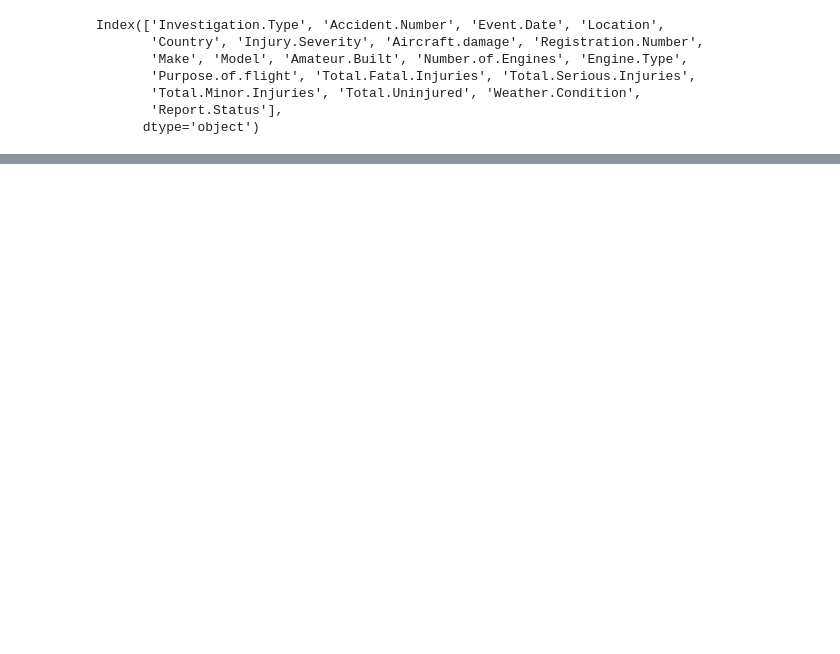
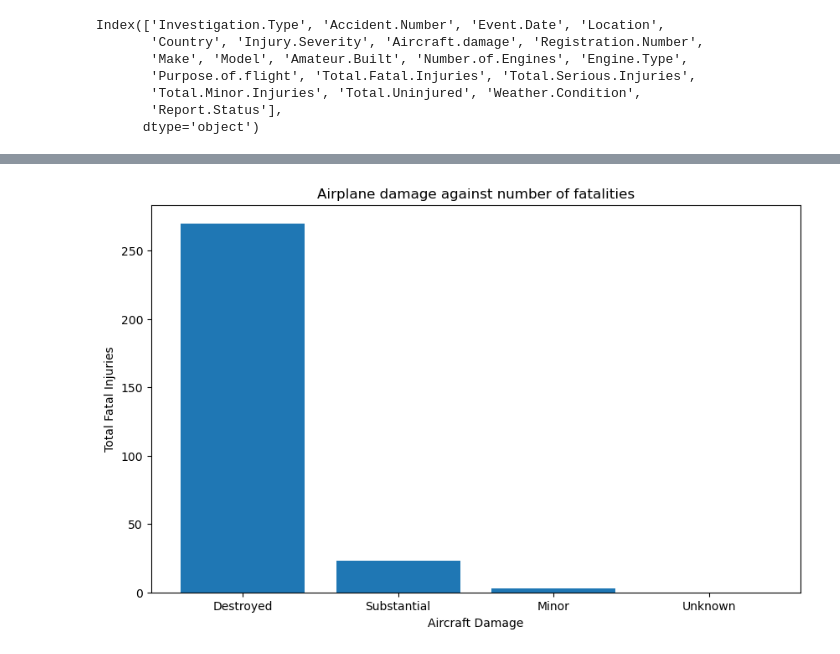
Before and after one commit to StephenMulingwa/Aviation_Business_Project, a Jupyter notebook: student.ipynb, the cells around one changed output, grey strips where cells are left out. Saved outputs shown, nothing was run; the diff lists cells and outputs as text; code cells hidden in the pictures; blank space fills up the shorter version.

```diff
--- a/student.ipynb
+++ b/student.ipynb
@@ -274,0 +329,9 @@ Index(['Investigation.Type', 'Accident.Number', 'Event.Date', 'Location',
+# %%
+plt.figure(figsize = (10, 6))
+plt.bar(df['Aircraft.damage'], df['Total.Fatal.Injuries'])
+plt.xlabel("Aircraft Damage")
+plt.ylabel("Total Fatal Injuries")
+plt.title("Airplane damage against number of fatalities")
+plt.show()
+# %% [output]
+[figure, added]
```
Also changed, not shown: parts of 14 cells of this notebook.
